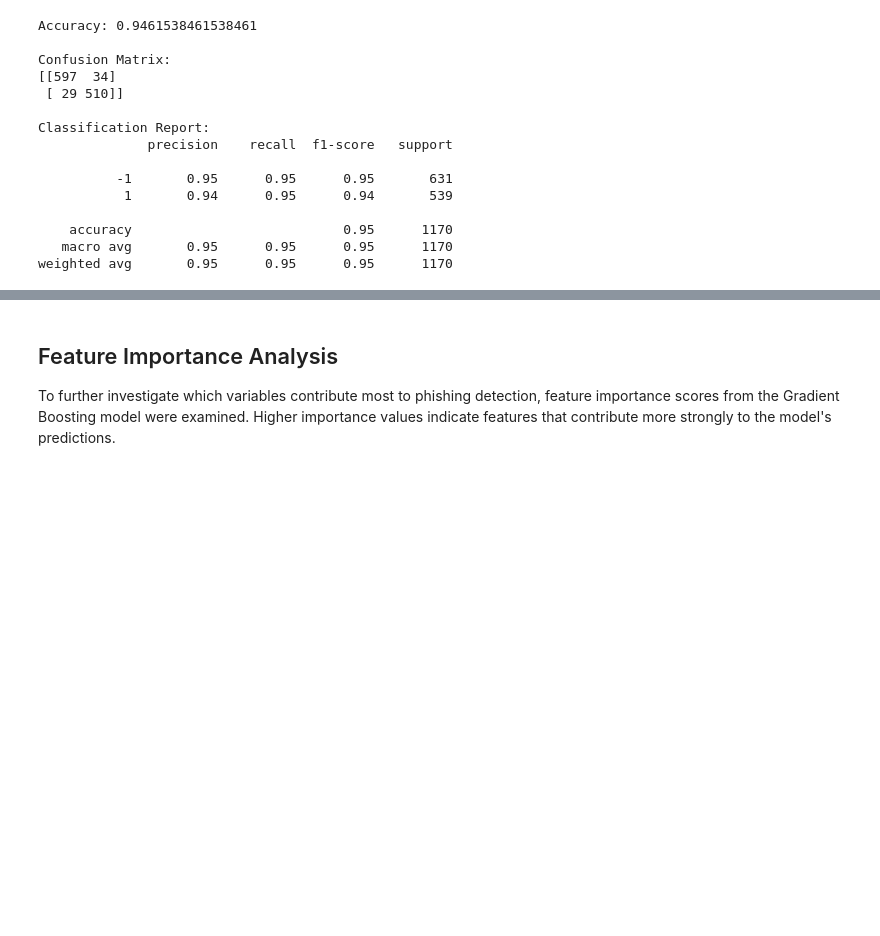
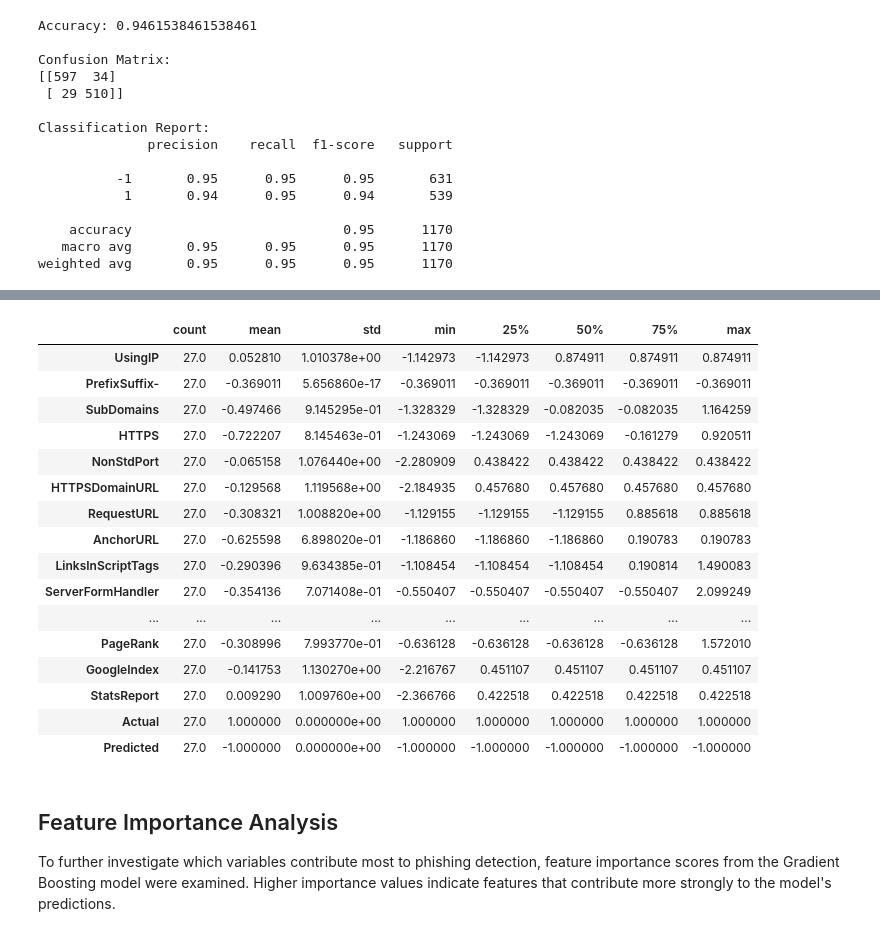
Before and after one commit to ja4smin/phishing-detection-reproduction, a Jupyter notebook: Phishing_Detection_Reproduction.ipynb, the cells around one changed output, grey strips where cells are left out. Cells and saved outputs as stored; diff of their text form; code cells hidden in the pictures; blank space fills up the shorter version.

```diff
--- a/Phishing_Detection_Reproduction.ipynb
+++ b/Phishing_Detection_Reproduction.ipynb
@@ -609,3 +680,23 @@ weighted avg       0.95      0.95      0.95      1170
+# %%
+false_negatives.describe().T
+# %% [output]
+|  | count | mean | std | min | 25% | 50% | 75% | max |
+| UsingIP | 27.0 | 0.052810 | 1.010378e+00 | -1.142973 | -1.142973 | 0.874911 | 0.874911 | 0.874911 |
+| PrefixSuffix- | 27.0 | -0.369011 | 5.656860e-17 | -0.369011 | -0.369011 | -0.369011 | -0.369011 | -0.369011 |
+| SubDomains | 27.0 | -0.497466 | 9.145295e-01 | -1.328329 | -1.328329 | -0.082035 | -0.082035 | 1.164259 |
+| HTTPS | 27.0 | -0.722207 | 8.145463e-01 | -1.243069 | -1.243069 | -1.243069 | -0.161279 | 0.920511 |
+| NonStdPort | 27.0 | -0.065158 | 1.076440e+00 | -2.280909 | 0.438422 | 0.438422 | 0.438422 | 0.438422 |
+| HTTPSDomainURL | 27.0 | -0.129568 | 1.119568e+00 | -2.184935 | 0.457680 | 0.457680 | 0.457680 | 0.457680 |
+| RequestURL | 27.0 | -0.308321 | 1.008820e+00 | -1.129155 | -1.129155 | -1.129155 | 0.885618 | 0.885618 |
+| AnchorURL | 27.0 | -0.625598 | 6.898020e-01 | -1.186860 | -1.186860 | -1.186860 | 0.190783 | 0.190783 |
+| LinksInScriptTags | 27.0 | -0.290396 | 9.634385e-01 | -1.108454 | -1.108454 | -1.108454 | 0.190814 | 1.490083 |
+| ServerFormHandler | 27.0 | -0.354136 | 7.071408e-01 | -0.550407 | -0.550407 | -0.550407 | -0.550407 | 2.099249 |
+| ... | ... | ... | ... | ... | ... | ... | ... | ... |
+| PageRank | 27.0 | -0.308996 | 7.993770e-01 | -0.636128 | -0.636128 | -0.636128 | -0.636128 | 1.572010 |
+| GoogleIndex | 27.0 | -0.141753 | 1.130270e+00 | -2.216767 | 0.451107 | 0.451107 | 0.451107 | 0.451107 |
+| StatsReport | 27.0 | 0.009290 | 1.009760e+00 | -2.366766 | 0.422518 | 0.422518 | 0.422518 | 0.422518 |
+| Actual | 27.0 | 1.000000 | 0.000000e+00 | 1.000000 | 1.000000 | 1.000000 | 1.000000 | 1.000000 |
+| Predicted | 27.0 | -1.000000 | 0.000000e+00 | -1.000000 | -1.000000 | -1.000000 | -1.000000 | -1.000000 |
 # %% [markdown]
 ## Feature Importance Analysis
 To further investigate which variables contribute most to phishing detection, feature importance scores from the Gradient Boosting model were examined. Higher importance values indicate features that contribute more strongly to the model's predictions.
```
Also changed, not shown: parts of 3 cells of this notebook.
